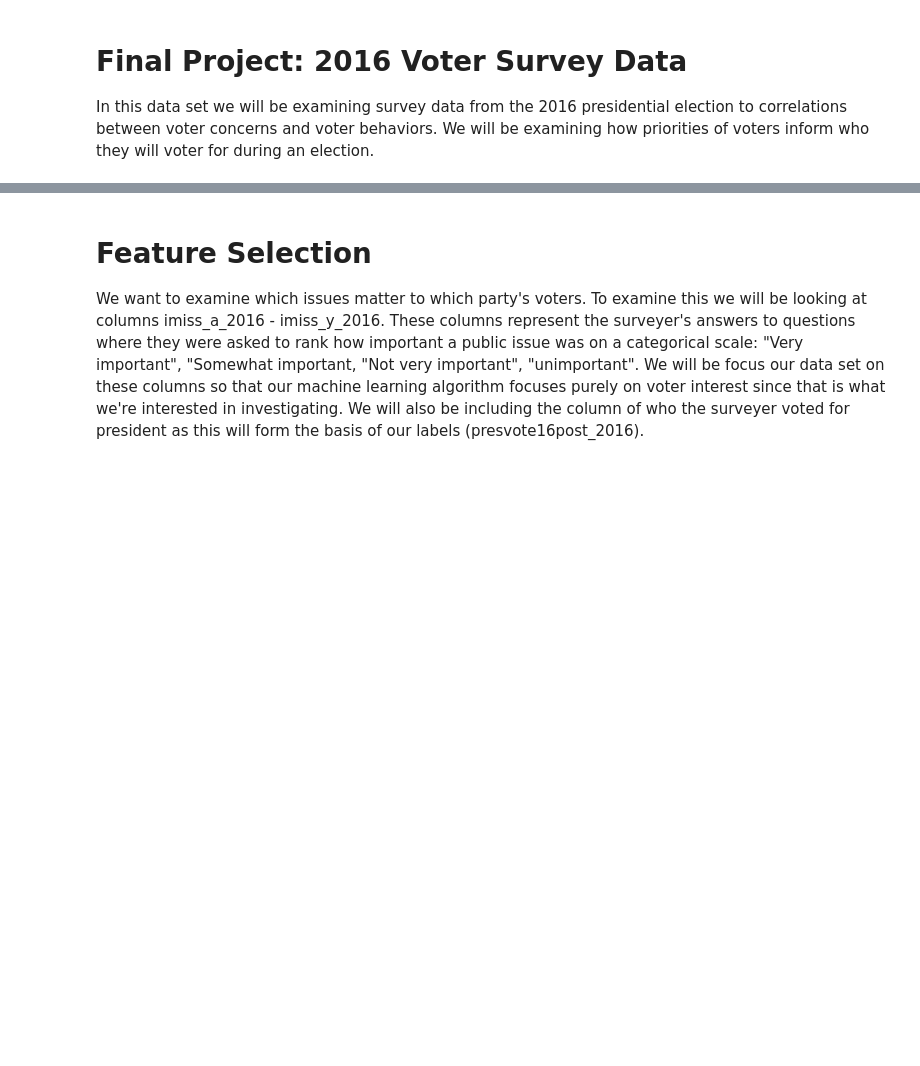
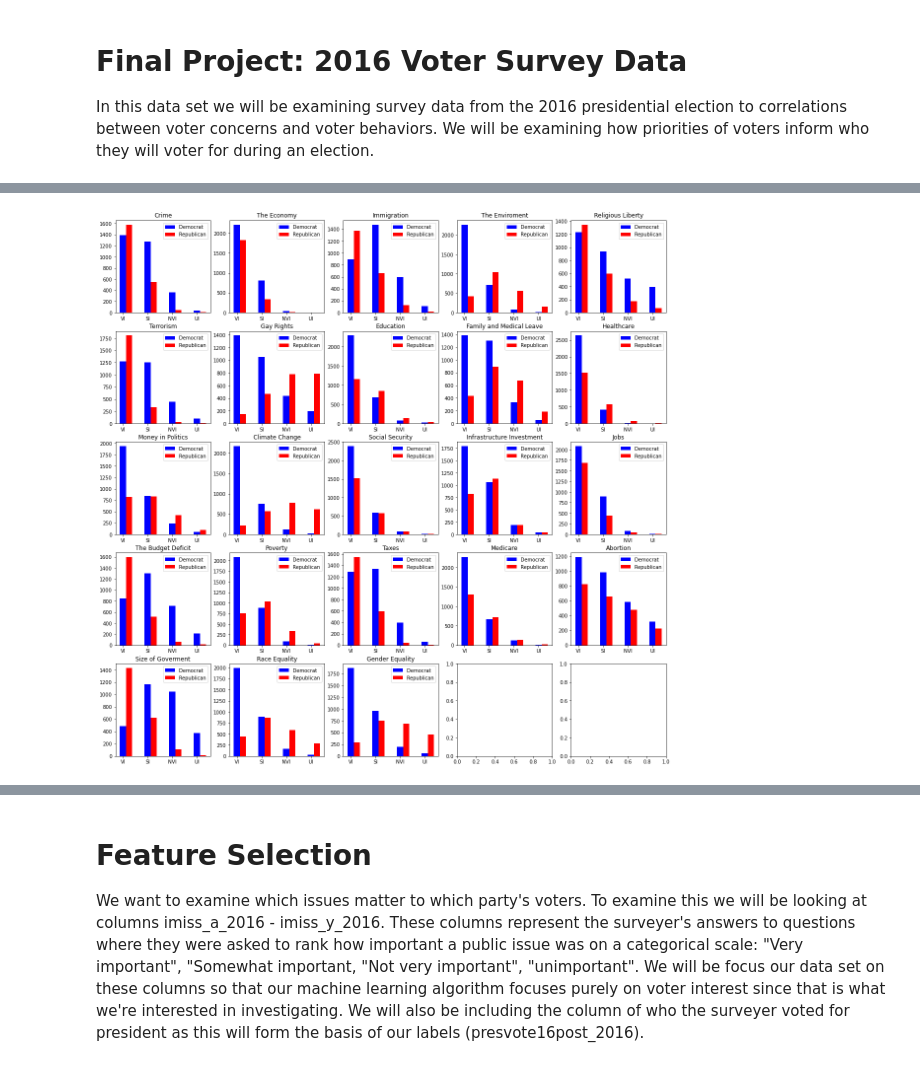
Before and after one commit to VCacciatore/Voter-Survey-2016-Data-Mining, a Jupyter notebook: Voter Survey 2016 Data Mining.ipynb, the cells around one changed output, grey strips where cells are left out. Cells and saved outputs as stored; diff of their text form; code cells hidden in the pictures; blank space fills up the shorter version.

Commit message:
Bar graphs esier to read. Chi square tests

```diff
--- a/Voter Survey 2016 Data Mining.ipynb
+++ b/Voter Survey 2016 Data Mining.ipynb
@@ -31,0 +49,61 @@ label, data_x = features(data, chosen_features)
+# %%
+def dataRelabeled(data):
+
+    columns = ['presvote16post_2016', 'imiss_a_2016', 'imiss_b_2016', 'imiss_c_2016', 'imiss_d_2016', 'imiss_e_2016', 'imiss_f_2016', 'imiss_g_2016', 'imiss_h_2016', 'imiss_i_2016', 'imiss_j_2016', 'imiss_k_2016', 'imiss_l_2016', 'imiss_m_2016', 'imiss_n_2016', 'imiss_o_2016','imiss_p_2016', 'imiss_q_2016','imiss_r_2016','imiss_s_2016', 'imiss_t_2016','imiss_u_2016','imiss_x_2016','imiss_y_2016', 'immi_contribution_2016', 'immi_naturalize_2016', 'immi_makedifficult_2016', 'immi_muslim_2016', 'abortview3_2016', 'gaymar_2016', 'view_transgender_2016', 'deathpen_2016', 'deathpenfreq_2016', 'police_threat_2016', 'univhealthcov_2016', 'healthreformbill_2016', 'envwarm_2016', 'envpoll2_2016', 'affirmact_gen_2016', 'taxdoug_2016', 'govt_reg_2016', 'gvmt_involment_2016', 'tradepolicy_2016', 'free_trade_1_2016', 'free_trade_2_2016', 'free_trade_3_2016', 'free_trade_4_2016']
+    df = pd.DataFrame(data=data, columns=columns)
+
+    df.dropna(axis=0, inplace=True) #This drops all nans
+    labels = df['presvote16post_2016']
+    df = df.drop(['presvote16post_2016'], axis=1)
+    #df_clean = df.apply(lambda x: x.fillna(x.value_counts().index[0])) #this fills with mode of column
+    columns = ['Crime', 'The Economy', 'Immigration', 'The Enviroment', 'Religious Liberty', 'Terrorism', 'Gay Rights', 'Education', 'Family and Medical Leave', 'Healthcare', 'Money in Politics', 'Climate Change', 'Social Security', 'Infrastructure Investment', 'Jobs', 'The Budget Deficit', 'Poverty', 'Taxes', 'Medicare', 'Abortion', 'Size of Goverment', 'Race Equality', 'Gender Equality', 'immi_contribution_2016', 'immi_naturalize_2016', 'immi_makedifficult_2016', 'immi_muslim_2016', 'abortview3_2016', 'gaymar_2016', 'view_transgender_2016', 'deathpen_2016', 'deathpenfreq_2016', 'police_threat_2016', 'univhealthcov_2016', 'healthreformbill_2016', 'envwarm_2016', 'envpoll2_2016', 'affirmact_gen_2016', 'taxdoug_2016', 'govt_reg_2016', 'gvmt_involment_2016', 'tradepolicy_2016', 'free_trade_1_2016', 'free_trade_2_2016', 'free_trade_3_2016', 'free_trade_4_2016']
+    #print(len(columns))
+    #print(df.shape)
+    #df_clean.columns = columns
+    #print(df_clean.head())
+    df.columns = columns
+    #data_x = pd.get_dummies(df)
+    label = transformLabels(labels)
+    #print(df.head())
+    return label, df
+
+def sortCounts(counts):
+    ret = [counts['Very important'], counts['Somewhat important'], counts['Not very important'], counts['Unimportant']]
+    return ret
+
+label, df_explore = dataRelabeled(data)
+columns_issues = ['Crime', 'The Economy', 'Immigration', 'The Enviroment', 'Religious Liberty', 'Terrorism', 'Gay Rights', 'Education', 'Family and Medical Leave', 'Healthcare', 'Money in Politics', 'Climate Change', 'Social Security', 'Infrastructure Investment', 'Jobs', 'The Budget Deficit', 'Poverty', 'Taxes', 'Medicare', 'Abortion', 'Size of Goverment', 'Race Equality', 'Gender Equality']
+df_explore['label'] = label
+df_explore.head()
+
+df_dem = df_explore.loc[df_explore['label']==1]
+df_rep = df_explore.loc[df_explore['label'] == 2]
+
+i = 1
+
+
+plt.subplots(5, 5, figsize=(20, 20))
+
+for c in columns_issues:
+    #group survey responses
+    counts_dem = df_dem.groupby([c]).size()
+    counts_rep = df_rep.groupby([c]).size()
+
+    #sort counts in decreasing order of importance
+    counts_dem = sortCounts(counts_dem)
+    counts_rep = sortCounts(counts_rep)
+
+    # build subplots
+    num_cats = df2[c].nunique()
+    X = np.arange(num_cats)
+    plt.subplot(5, 5, i)
+    plt.bar(X + 0.00, counts_dem, color = 'b', width = 0.25)
+    plt.bar(X + 0.25, counts_rep, color = 'r', width = 0.25)
+    categories = ['VI', 'SI', 'NVI', 'UI']
+    plt.xticks(X.tolist(), labels=categories)
+    plt.title(c)
+    plt.legend(labels=['Democrat','Republican'])
+    i += 1
+plt.show()
+# %% [output]
+[figure, new version]
```
Also changed, not shown: parts of 11 cells of this notebook.
